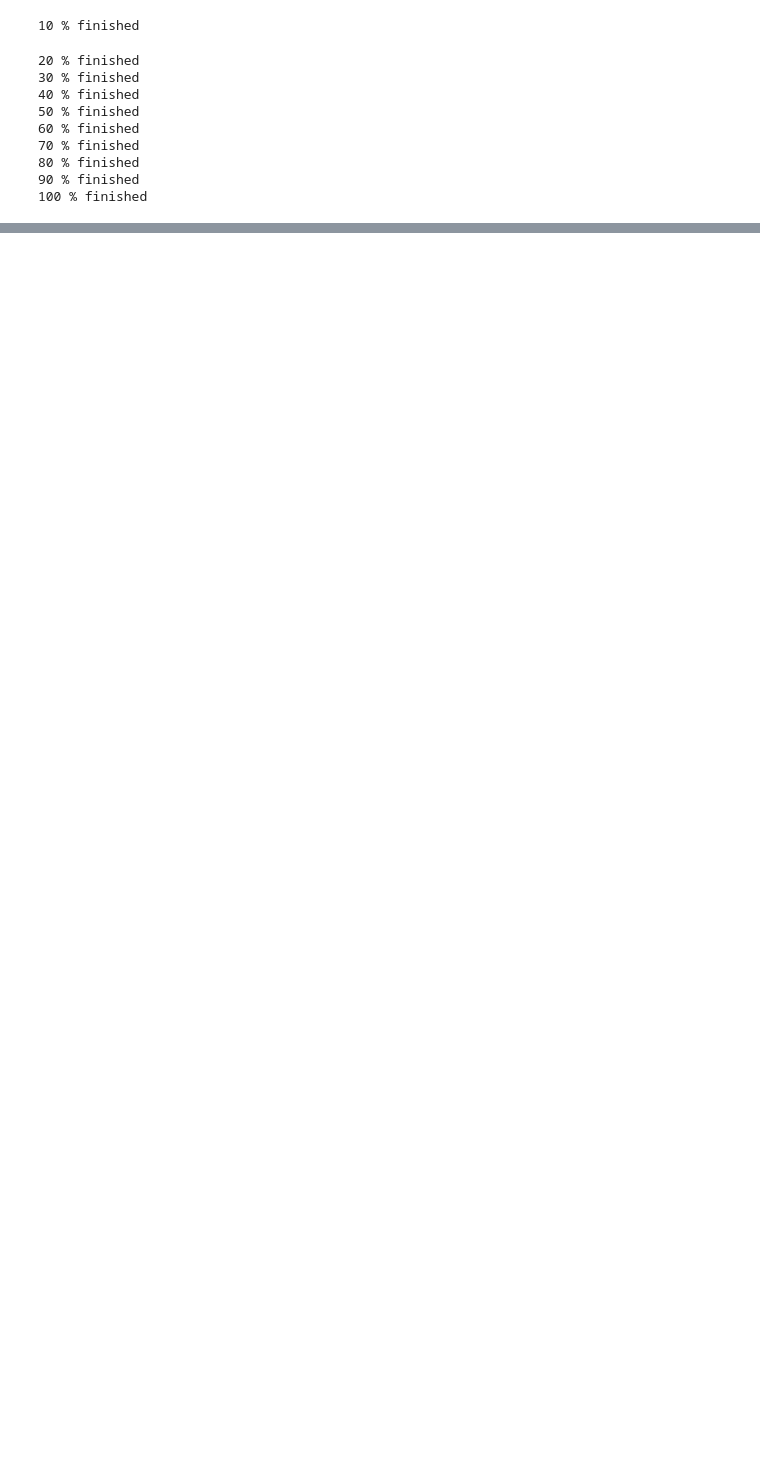
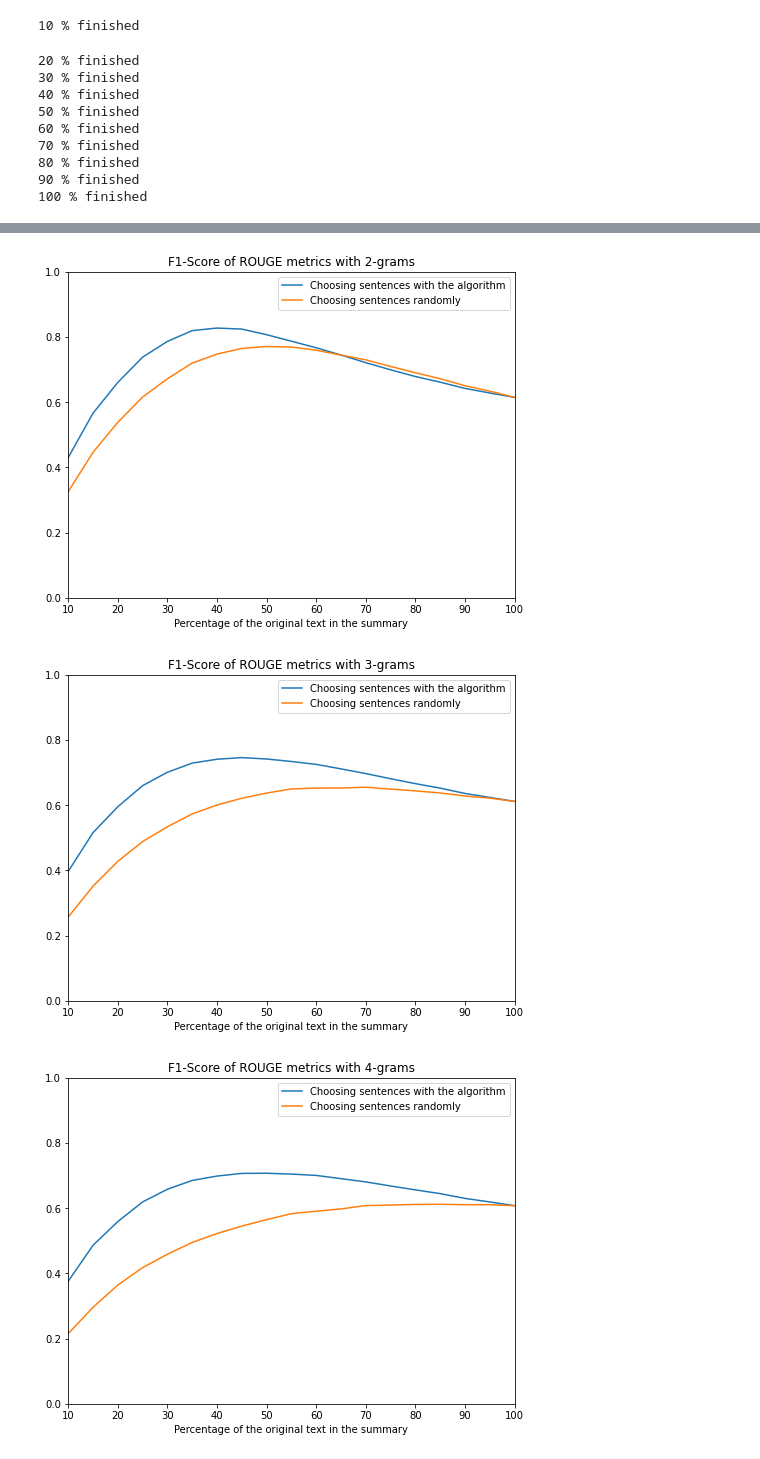
Before and after one commit to lokilone/Extractive-Summarization, a Jupyter notebook: Extractive_Summerization.ipynb, the cells around one changed output, grey strips where cells are left out. Saved outputs shown, nothing was run; the diff lists cells and outputs as text; code cells hidden in the pictures; blank space fills up the shorter version.

```diff
--- a/Extractive_Summerization.ipynb
+++ b/Extractive_Summerization.ipynb
@@ -575,17 +534,20 @@ plt.show()
 # %%
-def plot(R, R_R, P, R_P, Rec, R_Rec, n):
+def plot(R, R_R, n):
 
     fig=plt.figure(figsize=(8,6))
     sns.lineplot(x=5*np.arange(1,21), y=R, label='Choosing sentences with the algorithm');
     sns.lineplot(x=5*np.arange(1,21), y=R_R, label='Choosing sentences randomly');
-    sns.lineplot(x=5*np.arange(1,21), y=R-R_R, label='difference');
-    sns.lineplot(x=5*np.arange(1,21), y=2*R_P*R_Rec/(P+Rec), label='random product');
-    sns.lineplot(x=5*np.arange(1,21), y=2*P*Rec/(P+Rec), label='product');
+    plt.ylim(0,1)
+    plt.xlim(10,100)
     plt.xlabel('Percentage of the original text in the summary')
-    plt.title('F-Score of ROUGE metrics with {}-grams'.format(n))
+    plt.title('F1-Score of ROUGE metrics with {}-grams'.format(n))
 
-plot(Rouge_2, Random_Rouge_2, Precision_2, Random_Precision_2, Recall_2, Random_Recall_2, 2)
-plot(Rouge_3, Random_Rouge_3, Precision_3, Random_Precision_3, Recall_3, Random_Recall_3, 3)
-plot(Rouge_4, Random_Rouge_4, Precision_4, Random_Precision_4, Recall_4, Random_Recall_4, 4)
+plot(Rouge_2, Random_Rouge_2, 2)
+plot(Rouge_3, Random_Rouge_3, 3)
+plot(Rouge_4, Random_Rouge_4, 4)
 
 plt.show()
+# %% [output]
+[figure, added]
+[figure, added]
+[figure, added]
```
Also changed, not shown: parts of 17 cells of this notebook.
